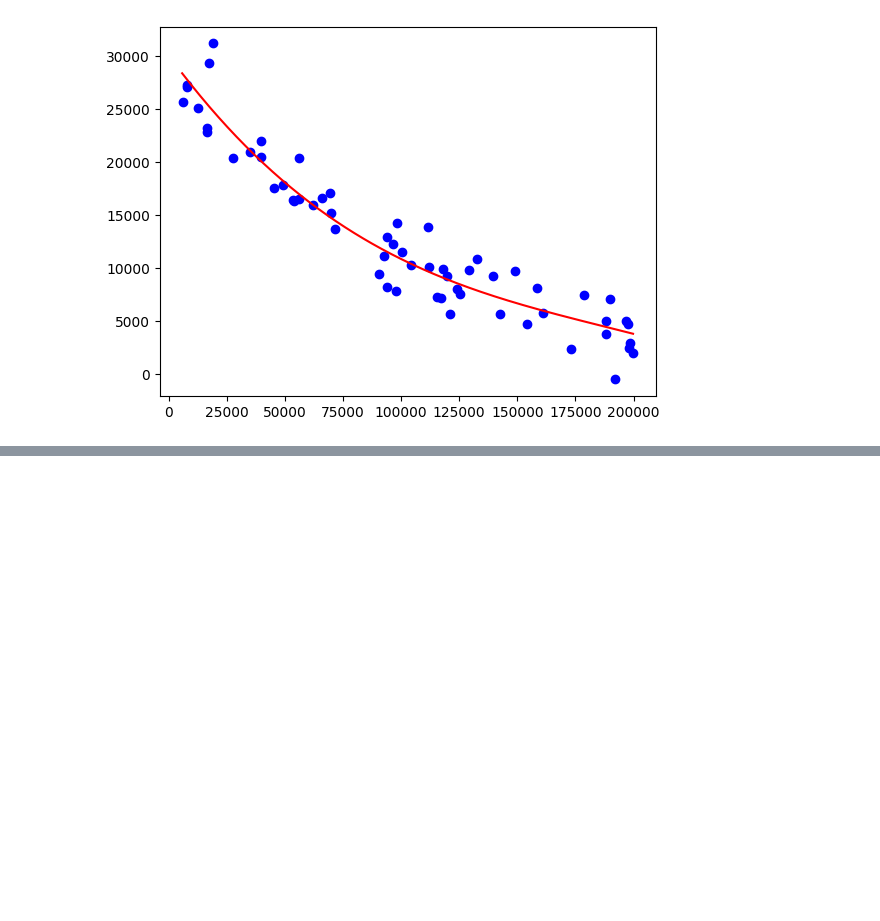
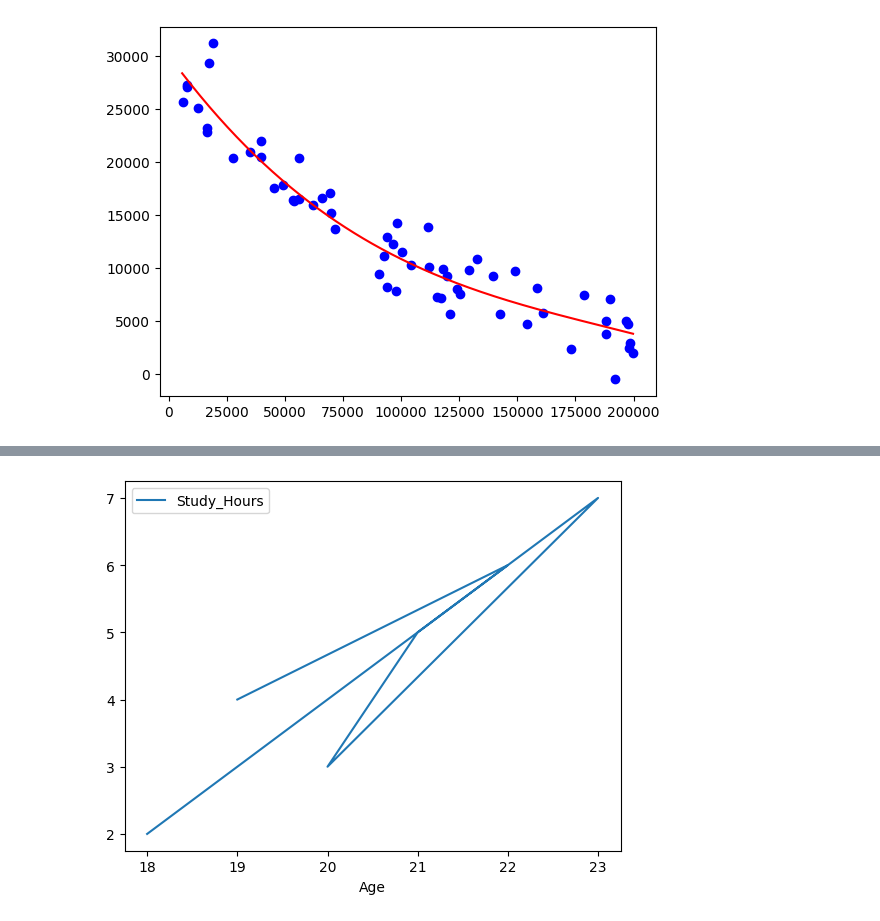
Before and after one commit to rupeshkumarp/ML, a Jupyter notebook: regression/linear_regression.ipynb, the cells around one changed output, grey strips where cells are left out. Saved outputs shown, nothing was run; the diff lists cells and outputs as text; code cells hidden in the pictures; blank space fills up the shorter version.

```diff
--- a/regression/linear_regression.ipynb
+++ b/regression/linear_regression.ipynb
@@ -251,0 +280,5 @@ plt.plot(x_range[:, 0], y_range, color='r', label='Predicted')
+# %%
+df.plot(x="Age",y="Study_Hours",kind="line")
+plt.show()
+# %% [output]
+[figure, added]
```
Also changed, not shown: parts of 9 cells of this notebook.
